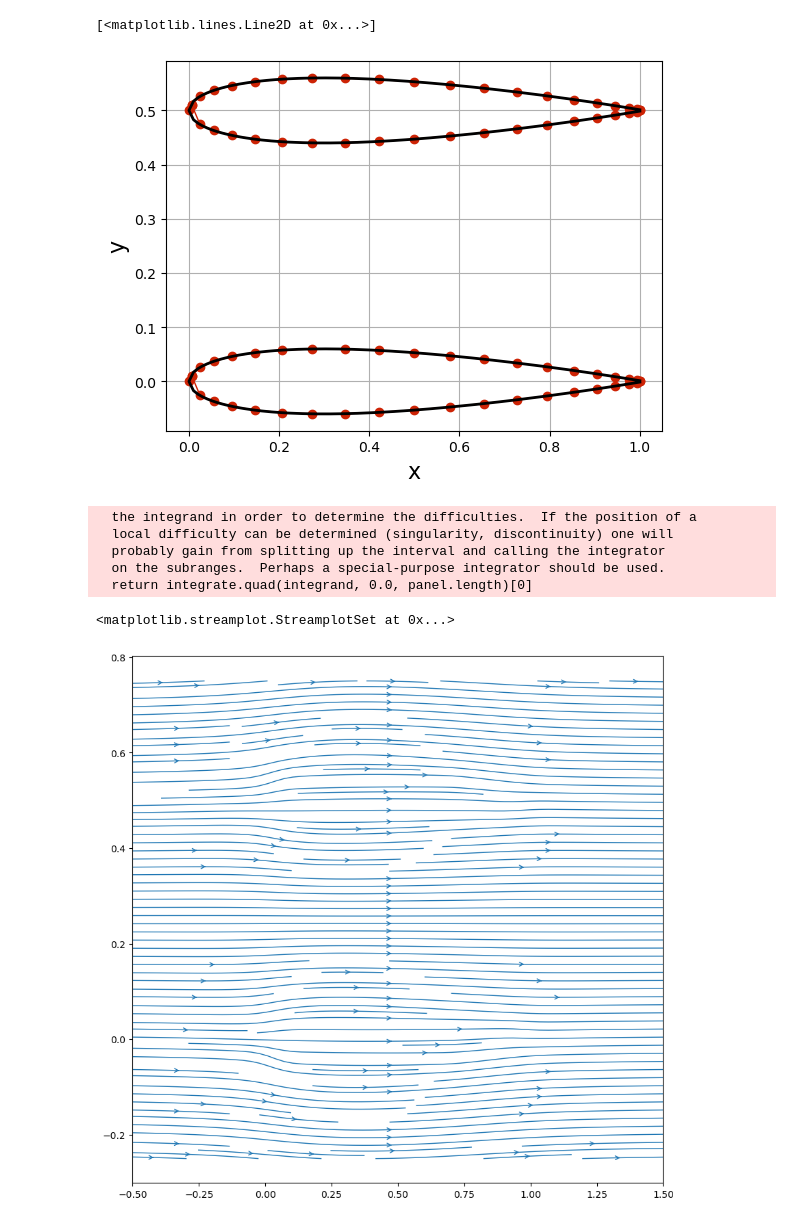
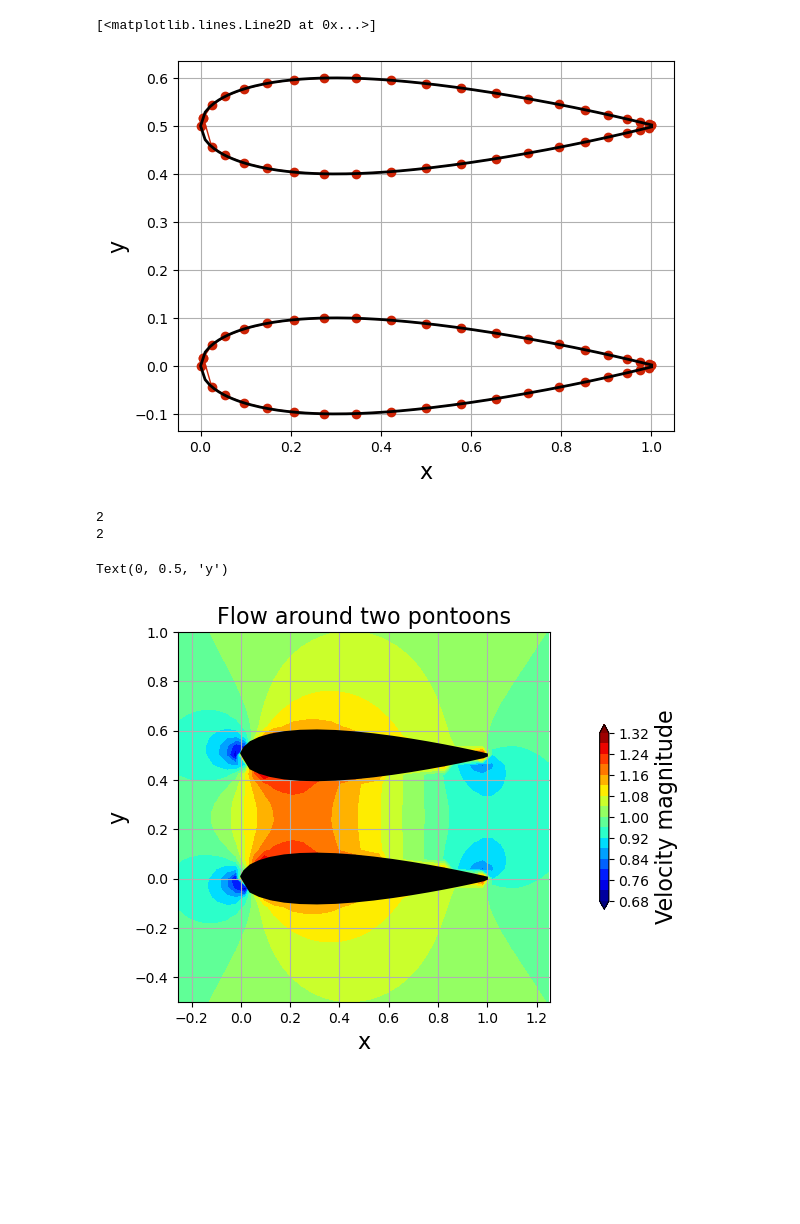
Before and after one commit to pilipb/DP5-code, a Jupyter notebook: testing_foil.ipynb, the cells around one changed output. Cells and saved outputs as stored; diff of their text form; code cells hidden in the pictures; blank space fills up the shorter version.

```diff
--- a/testing_foil.ipynb
+++ b/testing_foil.ipynb
@@ -24,12 +25,12 @@ plt.grid()
 import numpy as np
 
 plt.figure()
-panels = np.empty(2, dtype=object)
+aerofoils = np.empty(2, dtype=object)
 # discretise the aerofoil into panels
 for i,aerofoil in enumerate([[x,y],[x2,y2]]):
-    panels[i] = define_panels(aerofoil[0],aerofoil[1],N=40)
-    plt.plot(np.append([panel.xa for panel in panels[i]], panels[i][0].xa),
-            np.append([panel.ya for panel in panels[i]], panels[i][0].ya),
+    aerofoils[i] = define_panels(aerofoil[0],aerofoil[1],N=40)
+    plt.plot(np.append([panel.xa for panel in aerofoils[i]], aerofoils[i][0].xa),
+            np.append([panel.ya for panel in aerofoils[i]], aerofoils[i][0].ya),
             linestyle='-', linewidth=1, marker='o', markersize=6, color='#CD2305')
 
 plt.grid()
@@ -39,7 +40,7 @@ plt.plot(x, y, color='k', linestyle='-', linewidth=2)
 plt.plot(x2, y2, color='k', linestyle='-', linewidth=2)
 # %% [output]
 [<matplotlib.lines.Line2D at 0x...>]
-[figure, old version]
+[figure, new version]
 # %%
 # define the freestream conditions
 u_inf = 1.0
@@ -48,49 +51,68 @@ freestream = Freestream(u_inf, alpha)
 # %%
-for p in panels:
+print(len(aerofoils))
+print(len(freestreams))
+
+for i,p in enumerate(aerofoils):
     A = A_mat(p)
-    b = b_vec(p, freestream)
+    b = b_vec(p, freestreams[i])
 
     # solve the linear system
     variables = np.linalg.solve(A, b)
 
     # store the source strength on each panel
-    for i, panel in enumerate(p):
-        panel.sigma = variables[i]
+    for ii, panel in enumerate(p):
+        panel.sigma = variables[ii]
 
     # get tangential velocity at each panel center-point
-    tan_vel(p, freestream)
+    tan_vel(p, freestreams[i])
     # get pressure coefficient at each panel center-point
-    cp(p, freestream)
+    cp(p, freestreams[i])
 # %% [output]
-  the integrand in order to determine the difficulties.  If the position of a
-  local difficulty can be determined (singularity, discontinuity) one will
-  probably gain from splitting up the interval and calling the integrator
-  on the subranges.  Perhaps a special-purpose integrator should be used.
-  return integrate.quad(integrand, 0.0, panel.length)[0]
+2
+2
 # %%
 # define velocity field
-nx, ny = 20, 20
-x_start, x_end = -0.5, 1.5
-y_start, y_end = -0.25, 0.75
+nx, ny = 40, 40
+x_start, x_end = -0.25, 1.25
+y_start, y_end = -0.5, 1
 x = np.linspace(x_start, x_end, nx)
 y = np.linspace(y_start, y_end, ny)
 X, Y = np.meshgrid(x, y)
 
-plt.figure(figsize=(10, 10))
+plt.figure()
+plt.axis('equal')
 # compute the velocity field on the mesh grid
 u_tot = np.zeros((ny, nx))
 v_tot = np.zeros((ny, nx))
-for p in panels:
-    u, v = vel_field(p, freestream, X, Y)
+for i,panels in enumerate(aerofoils):
+    u, v = vel_field(panels, freestreams[i], X, Y)
     u_tot += u
     v_tot += v
 
-plt.streamplot(X, Y, u_tot, v_tot, density=2, linewidth=1, arrowsize=1, arrowstyle='->')
+# normalize the velocity field
+u_tot /= 2 * u_inf
+v_tot /= 2 * u_inf
 
-for p in panels:
-    plt.fill([panel.xc for panel in p],
-        [panel.yc for panel in p],
+# # plot the velocity field
+# plt.streamplot(X, Y, u_tot, v_tot, density=2, linewidth=1, arrowsize=1, arrowstyle='->')
+
+for panels in aerofoils:
+    plt.fill([panel.xc for panel in panels],
+        [panel.yc for panel in panels],
         color='k', linestyle='solid', linewidth=2, zorder=2)
+
+# add contours of velocity
+plt.contourf(X, Y, np.sqrt(u_tot**2 + v_tot**2), extend='both', cmap='jet', levels=20)
+
+cbar = plt.colorbar(orientation='vertical', shrink=0.5, pad=0.1)
+cbar.set_label('Velocity magnitude', fontsize=16)
+
+plt.grid()
+plt.title('Flow around two pontoons', fontsize=16)
+plt.xlim(x_start, x_end)
+plt.ylim(y_start, y_end)
+plt.xlabel('x', fontsize=16)
+plt.ylabel('y', fontsize=16)
 # %% [output]
-<matplotlib.streamplot.StreamplotSet at 0x...>
+Text(0, 0.5, 'y')
-[figure, old version]
+[figure, new version]
```
Also changed, not shown: parts of 2 cells of this notebook, 1 other file.
